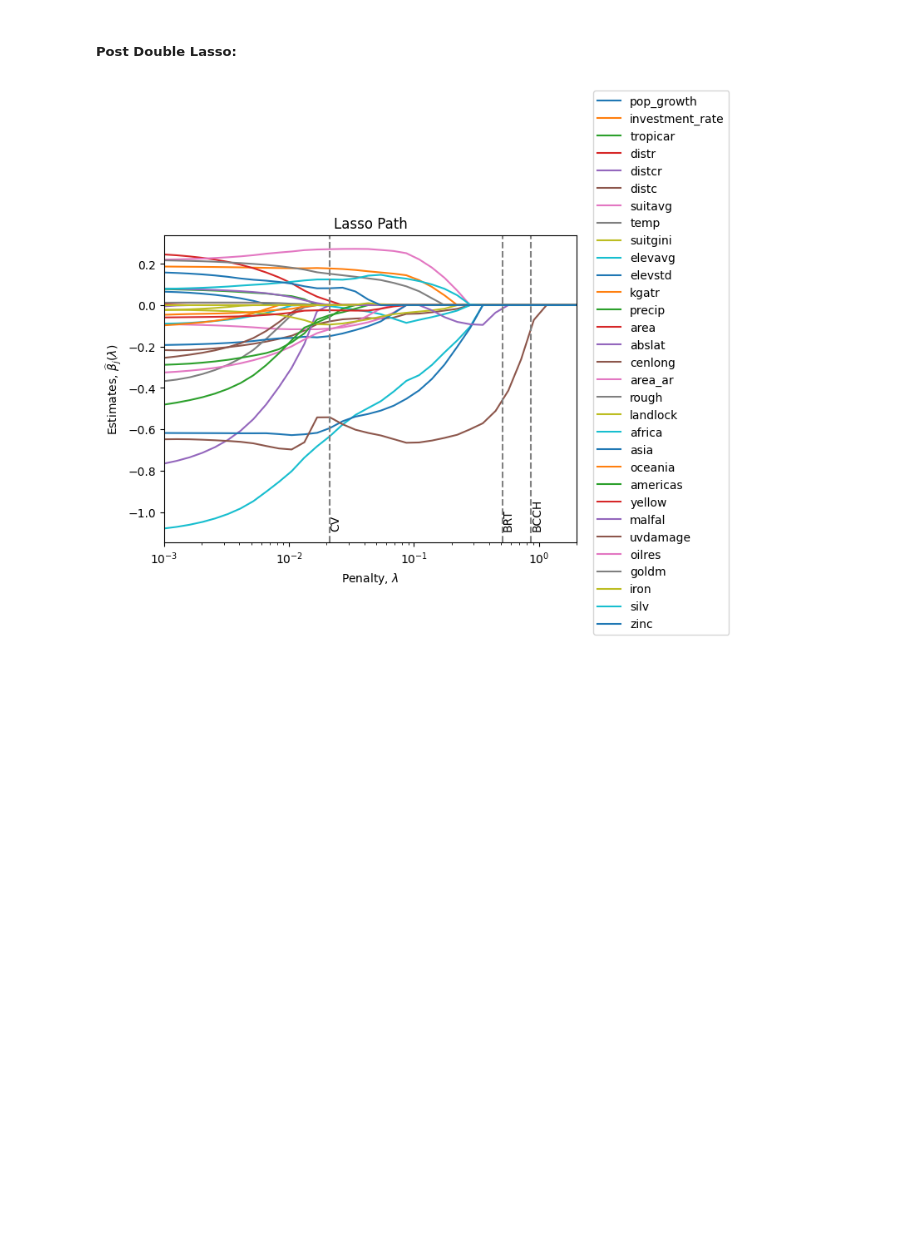
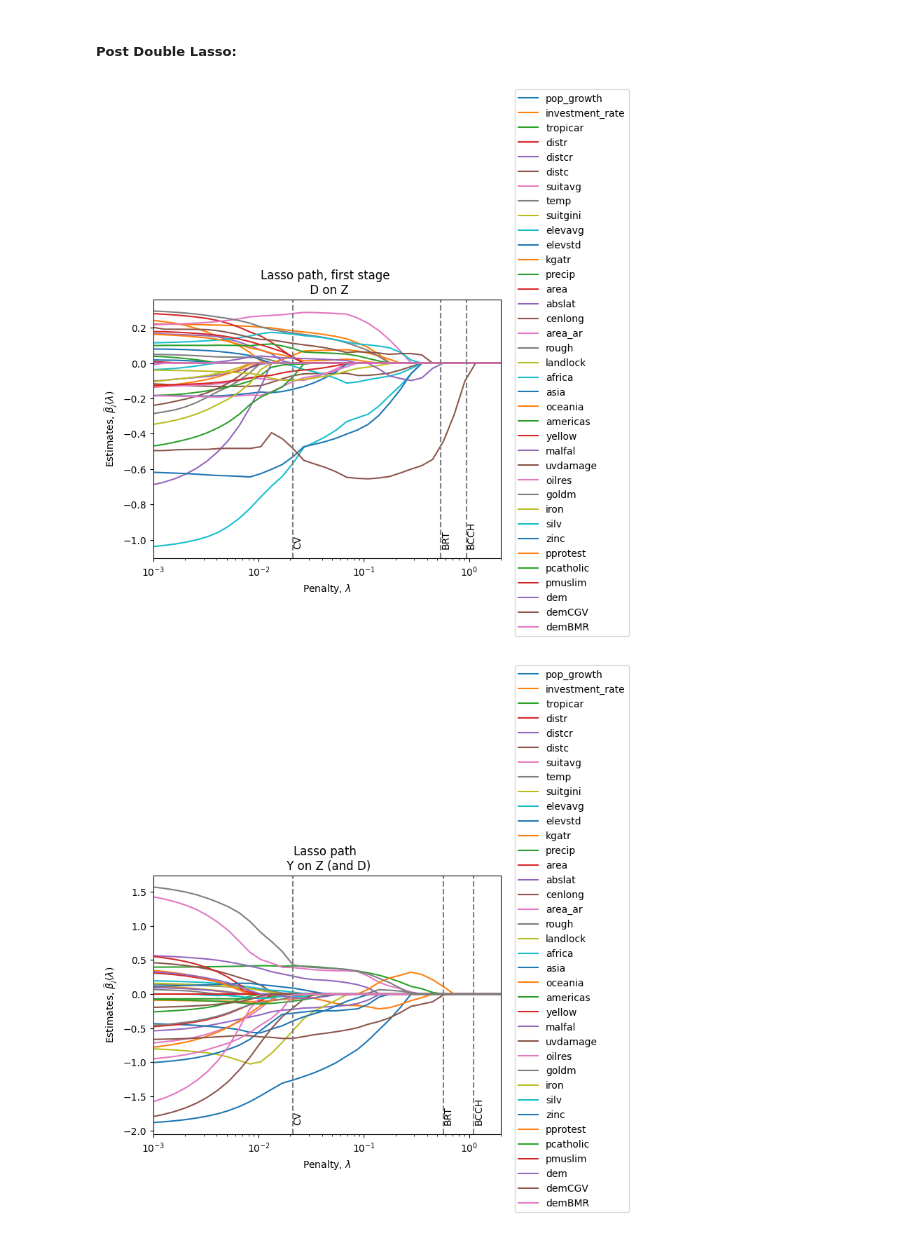
Before and after one commit to astronautfish/advmicro-ass2, a Jupyter notebook: code/user_notebook.ipynb, the cells around one changed output. Saved outputs shown, nothing was run; the diff lists cells and outputs as text; code cells hidden in the pictures; blank space fills up the shorter version.

```diff
--- a/code/user_notebook.ipynb
+++ b/code/user_notebook.ipynb
@@ -132,7 +111,7 @@ for key in I_each.keys():
 # %%
 # Data cleaning and adding controls
 zs_common_control = ['pop_growth', 'investment_rate']
-zs_uncommon_control = vv_all['geography'] + vv_all['danger'] + vv_all['resources'] #+ vv_all['religion']  + ['dem'] + ['demCGV'] + ['demBMR']
+zs_uncommon_control = vv_all['geography'] + vv_all['danger'] + vv_all['resources'] + vv_all['religion']  + ['dem'] + ['demCGV'] + ['demBMR']
 zs = zs_common_control + zs_uncommon_control
 
 ds = ['lgdp_initial']
@@ -140,11 +119,14 @@ ys = ['gdp_growth']
 xs = ds + zs
 all_vars = ['gdp_growth'] + xs
 
+
 # Filter missing data
 I = dat[all_vars].notnull().all(axis=1)
 Z = dat.loc[I, zs].to_numpy()
-
-
+# print(Z==0)
+# Note, use polynomials?
+# poly_Z = PolynomialFeatures(degree=3, include_bias=False).fit_transform(Z)
+# Z = poly_Z
 
 D = dat.loc[I, ds].to_numpy()
 # Note is the full matrix collection of variables of D and Z.
@@ -156,7 +138,7 @@ Z_std = standardize(Z)
 D_std = standardize(D)
 X_std = standardize(X)
 y_std = standardize(y)
-print(Z.shape)
+
 # Check full rank
 K = X_std.shape[1]
 assert np.linalg.matrix_rank(X_std) == X_std.shape[1], f'X does not have full rank'
@@ -317,21 +297,19 @@ fit = LassoCV(alphas=penalty_grid, cv=5, max_iter=10000).fit(Z_std, D.reshape(-1
 coefs_Z_D = fit.coef_
 prediction = fit.predict(Z_std)
 # %%
-# Step 1: Lasso D on Z
+# Prepare first stage Lasso paths
 coefs = []
 for penal in penalty_grid:
     fit = Lasso(alpha=penal, fit_intercept=False, max_iter=10000).fit(Z_std, D)
     coefs.append(fit.coef_)
 
+plot_lasso_path(penalty_grid=penalty_grid, coefs=coefs, title="Lasso path, first stage \n D on Z", legends=zs,
+                vlines={'BCCH':BCCH(Z_std, D),'BRT':BRT(Z_std, D), 'CV':penalty_CV})
 
-
+# Step 1: Lasso D on Z
 fit_D_on_Z_CV = LassoCV(alphas=penalty_grid, cv=5, max_iter=10000).fit(Z_std, D.reshape(-1,))
 fit_D_on_Z_BRT = Lasso(alpha=BRT(Z_std, D), max_iter=10000).fit(Z_std, D.reshape(-1,))
 fit_D_on_Z_BCCH = Lasso(alpha=BCCH(Z_std, D), max_iter=10000).fit(Z_std, D.reshape(-1,))
-
-plot_lasso_path(penalty_grid=penalty_grid, coefs=coefs, legends=zs,
-                vlines={'BCCH':BCCH(Z_std, D),'BRT':BRT(Z_std, D), 'CV':penalty_CV})
-
 
 # Get selected variables
 coefs_D_on_Z_CV = fit_D_on_Z_CV.coef_
@@ -349,6 +327,13 @@ res_D_Z_CV = D - fit_D_on_Z_CV.predict(Z_std).reshape(-1,1)
 res_D_Z_BRT = D - fit_D_on_Z_BRT.predict(Z_std).reshape(-1,1)
 res_D_Z_BCCH = D - fit_D_on_Z_BCCH.predict(Z_std).reshape(-1,1)
 
+# Lasso path for Y on Z (and D)
+coefs = []
+for penal in penalty_grid:
+    fit = Lasso(alpha=penal, fit_intercept=False, max_iter=10000).fit(X_std, y)
+    coefs.append(fit.coef_)
+plot_lasso_path(penalty_grid=penalty_grid, coefs=coefs, title="Lasso path \n Y on Z (and D)", legends=zs,
+                vlines={'BCCH':BCCH(X_std, y),'BRT':BRT(X_std, y), 'CV':penalty_CV})
 # Step 2: Lasso Y on Z (and D)
 fit_Y_on_Z_D_CV = LassoCV(alphas=penalty_grid, cv=5, max_iter=10000).fit(X_std, y.reshape(-1,))
 fit_Y_on_Z_D_BRT = Lasso(alpha=BRT(X_tilde=X_std, y=y), max_iter=10000).fit(X_std, y.reshape(-1,))
@@ -367,31 +352,32 @@ selected_vars_Y_Z_D_CV = (coefs_Y_on_Z_D_CV != 0)
 # print("Selected vars 2. stage, BCCH penalty:", get_selected_var(selected_vars_Y_Z_D_BCCH))
 
 # Residuals for step 2.
 res_Y_Z_D_CV = y - fit_Y_on_Z_D_CV.predict(X_std).reshape(-1,1)
 res_Y_Z_D_BRT = y - fit_Y_on_Z_D_BRT.predict(X_std).reshape(-1,1)
 res_Y_Z_D_BCCH = y - fit_Y_on_Z_D_BCCH.predict(X_std).reshape(-1,1)
 
 # Step 3: OLS estimates
 # Get union of selected variables from both stages, and sort so lgdp_initial is first.
 selected_vars_union_CV = np.union1d(get_selected_var(selected_vars_Z_CV), get_selected_var(selected_vars_Y_Z_D_CV))
 selected_vars_union_CV = np.delete(selected_vars_union_CV, np.where(selected_vars_union_CV == 'lgdp_initial'))
 # selected_vars_union_CV = np.append(selected_vars_union_CV, ['lgdp_initial'])[::-1]
 
 
 # OLS:
 OLS_CV_X = dat.loc[I, selected_vars_union_CV].to_numpy()
 OLS_CV_X = np.column_stack((D, OLS_CV_X, np.ones((OLS_CV_X.shape[0],1))))
 coefs_OLS_CV = np.linalg.inv(OLS_CV_X.T @ OLS_CV_X) @ OLS_CV_X.T @ y
 print(coefs_OLS_CV[0][0].round(5))
 
 
 alpha_PDL_CV = (res_D_Z_CV.T @ res_Y_Z_D_CV) / (res_D_Z_CV.T @ D)
 alpha_PDL_BRT = (res_D_Z_BRT.T @ res_Y_Z_D_BRT) / (res_D_Z_BRT.T @ D)
 alpha_PDL_BCCH = (res_D_Z_BCCH.T @ res_Y_Z_D_BCCH) / (res_D_Z_BCCH.T @ D)
 
 print("Double Lasso estimates:")
 print("  CV:", alpha_PDL_CV[0][0].round(5))
 print("  BRT:", alpha_PDL_BRT[0][0].round(5))
 print("  BCCH:", alpha_PDL_BCCH[0][0].round(5))
 # %% [output]
-[figure, old version]
+[figure, new version]
+[figure, added]
```
Also changed, not shown: parts of 11 cells of this notebook, 1 other file.
